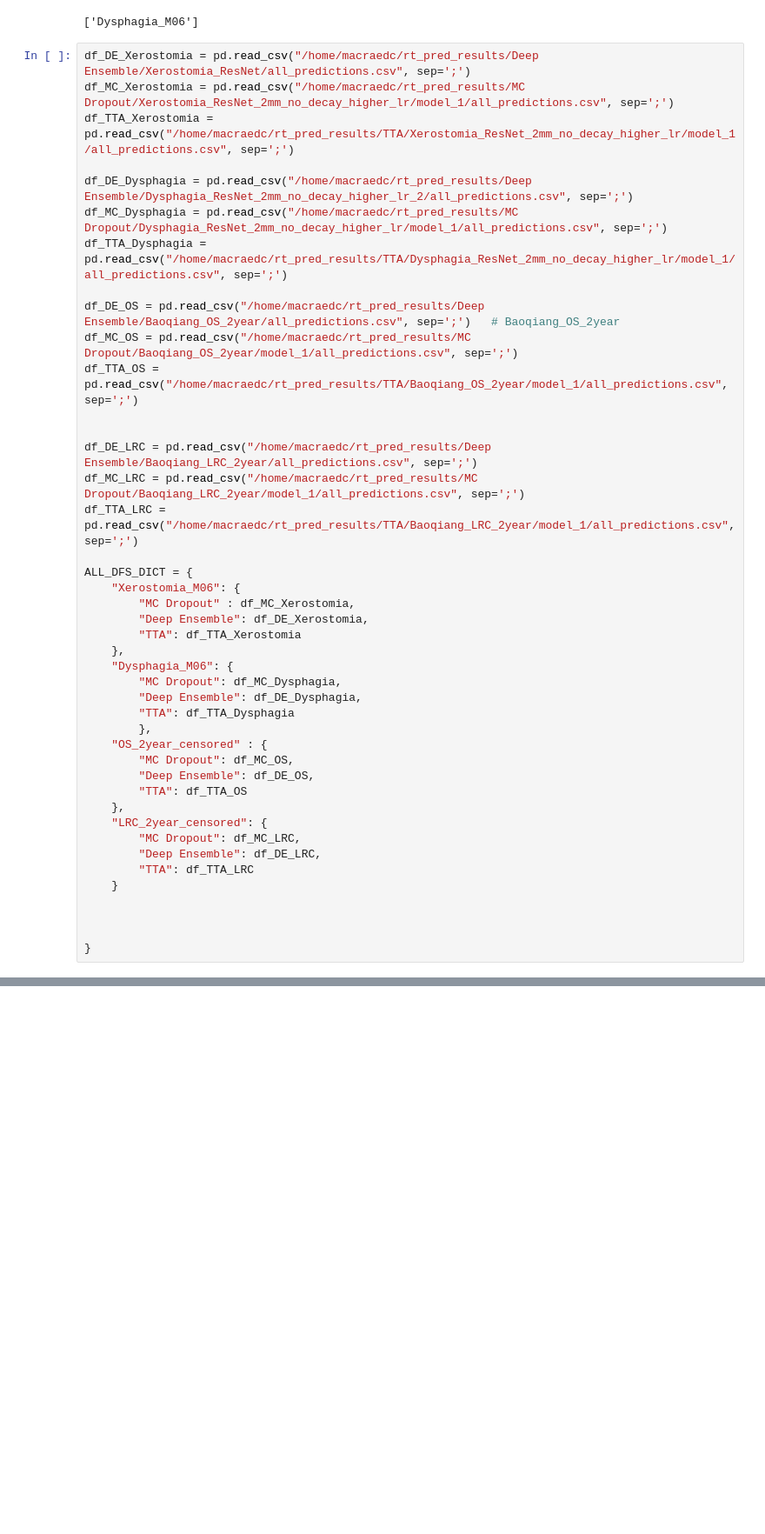
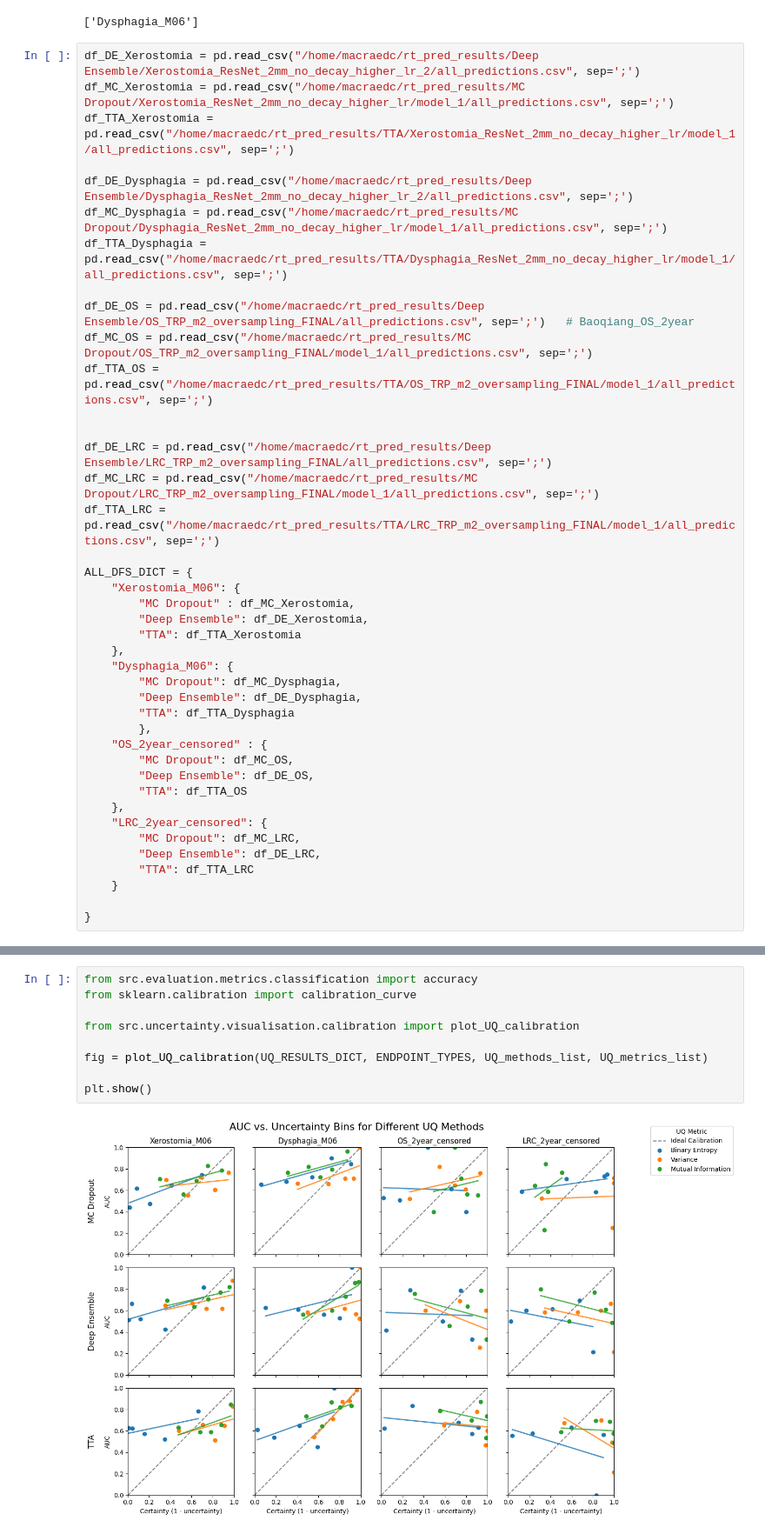
Before and after one commit to DLinRadiotherapyUMCG/PR3DICTR, a Jupyter notebook: metrics_testing.ipynb, the cells around one changed output, grey strips where cells are left out. Shown at 87% size. Saved outputs shown, nothing was run; the diff lists cells and outputs as text; blank space fills up the shorter version.

```diff
--- a/metrics_testing.ipynb
+++ b/metrics_testing.ipynb
@@ -14,7 +14,7 @@ endpoint_list
 # %% [output]
 ['Dysphagia_M06']
 # %%
-df_DE_Xerostomia = pd.read_csv("/home/macraedc/rt_pred_results/Deep Ensemble/Xerostomia_ResNet/all_predictions.csv", sep=';')
+df_DE_Xerostomia = pd.read_csv("/home/macraedc/rt_pred_results/Deep Ensemble/Xerostomia_ResNet_2mm_no_decay_higher_lr_2/all_predictions.csv", sep=';')
 df_MC_Xerostomia = pd.read_csv("/home/macraedc/rt_pred_results/MC Dropout/Xerostomia_ResNet_2mm_no_decay_higher_lr/model_1/all_predictions.csv", sep=';')
 df_TTA_Xerostomia = pd.read_csv("/home/macraedc/rt_pred_results/TTA/Xerostomia_ResNet_2mm_no_decay_higher_lr/model_1/all_predictions.csv", sep=';')
 
@@ -22,14 +22,14 @@ df_DE_Dysphagia = pd.read_csv("/home/macraedc/rt_pred_results/Deep Ensemble/Dysp
 df_MC_Dysphagia = pd.read_csv("/home/macraedc/rt_pred_results/MC Dropout/Dysphagia_ResNet_2mm_no_decay_higher_lr/model_1/all_predictions.csv", sep=';')
 df_TTA_Dysphagia = pd.read_csv("/home/macraedc/rt_pred_results/TTA/Dysphagia_ResNet_2mm_no_decay_higher_lr/model_1/all_predictions.csv", sep=';')
 
-df_DE_OS = pd.read_csv("/home/macraedc/rt_pred_results/Deep Ensemble/Baoqiang_OS_2year/all_predictions.csv", sep=';')   # Baoqiang_OS_2year
-df_MC_OS = pd.read_csv("/home/macraedc/rt_pred_results/MC Dropout/Baoqiang_OS_2year/model_1/all_predictions.csv", sep=';')
-df_TTA_OS = pd.read_csv("/home/macraedc/rt_pred_results/TTA/Baoqiang_OS_2year/model_1/all_predictions.csv", sep=';')
+df_DE_OS = pd.read_csv("/home/macraedc/rt_pred_results/Deep Ensemble/OS_TRP_m2_oversampling_FINAL/all_predictions.csv", sep=';')   # Baoqiang_OS_2year
+df_MC_OS = pd.read_csv("/home/macraedc/rt_pred_results/MC Dropout/OS_TRP_m2_oversampling_FINAL/model_1/all_predictions.csv", sep=';')
+df_TTA_OS = pd.read_csv("/home/macraedc/rt_pred_results/TTA/OS_TRP_m2_oversampling_FINAL/model_1/all_predictions.csv", sep=';')
 
 
-df_DE_LRC = pd.read_csv("/home/macraedc/rt_pred_results/Deep Ensemble/Baoqiang_LRC_2year/all_predictions.csv", sep=';')
-df_MC_LRC = pd.read_csv("/home/macraedc/rt_pred_results/MC Dropout/Baoqiang_LRC_2year/model_1/all_predictions.csv", sep=';')
-df_TTA_LRC = pd.read_csv("/home/macraedc/rt_pred_results/TTA/Baoqiang_LRC_2year/model_1/all_predictions.csv", sep=';')
+df_DE_LRC = pd.read_csv("/home/macraedc/rt_pred_results/Deep Ensemble/LRC_TRP_m2_oversampling_FINAL/all_predictions.csv", sep=';')
+df_MC_LRC = pd.read_csv("/home/macraedc/rt_pred_results/MC Dropout/LRC_TRP_m2_oversampling_FINAL/model_1/all_predictions.csv", sep=';')
+df_TTA_LRC = pd.read_csv("/home/macraedc/rt_pred_results/TTA/LRC_TRP_m2_oversampling_FINAL/model_1/all_predictions.csv", sep=';')
 
 ALL_DFS_DICT = {
     "Xerostomia_M06": {
@@ -53,7 +53,5 @@ ALL_DFS_DICT = {
         "TTA": df_TTA_LRC
     }
 
-
-
 }
 # %%
@@ -184,3 +189,14 @@ The autoreload extension is already loaded. To reload it, use:
+# %%
+from src.evaluation.metrics.classification import accuracy
+from sklearn.calibration import calibration_curve
+
+from src.uncertainty.visualisation.calibration import plot_UQ_calibration
+
+fig = plot_UQ_calibration(UQ_RESULTS_DICT, ENDPOINT_TYPES, UQ_methods_list, UQ_metrics_list)
+
+plt.show()
+# %% [output]
+[figure, added]
 # %%
 import matplotlib.pyplot as plt
 from sklearn.metrics import roc_auc_score
```
Also changed, not shown: parts of 6 cells of this notebook, 14 other files.
